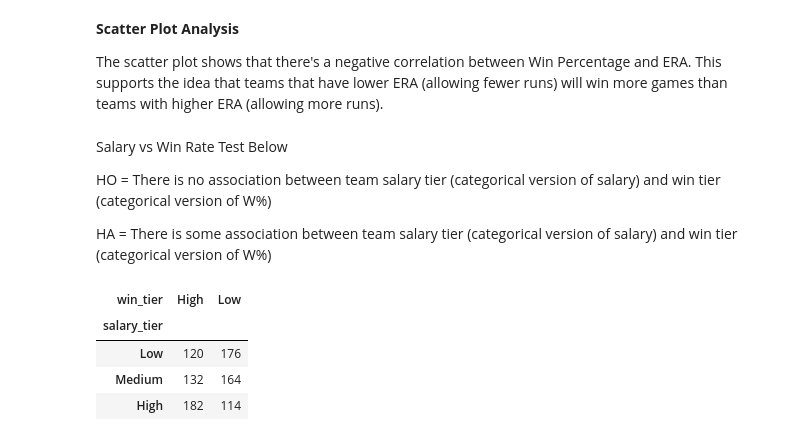
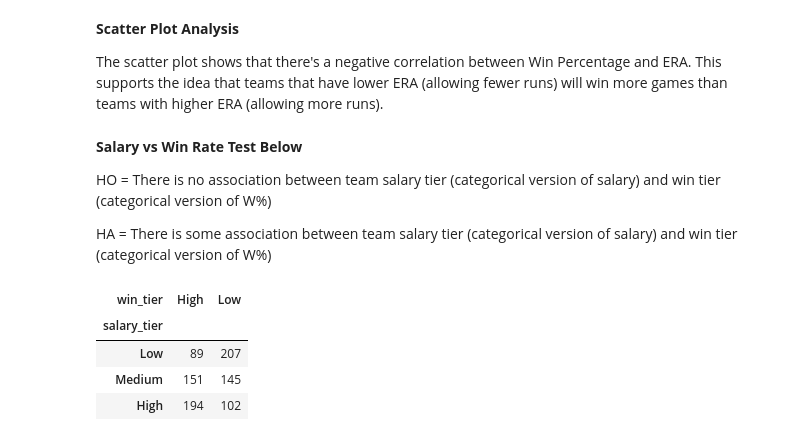
Before and after one commit to Charipi/CMSC320_Final, a Jupyter notebook: main.ipynb, the cells around one changed output. Drawn from its saved outputs; the diff is of its cells as text; code cells hidden in the pictures.

```diff
--- a/main.ipynb
+++ b/main.ipynb
@@ -148,7 +156,7 @@ plt.show()
 
 The scatter plot shows that there's a negative correlation between Win Percentage and ERA. This supports the idea that teams that have lower ERA (allowing fewer runs) will win more games than teams with higher ERA (allowing more runs).
 # %% [markdown]
-Salary vs Win Rate Test Below
+**Salary vs Win Rate Test Below**
 
 HO = There is no association between team salary tier (categorical version of salary) and win tier (categorical version of W%)
 
@@ -156,19 +164,19 @@ HA = There is some association between team salary tier (categorical version of
 # %%
 temp = aggregate_teams.copy() # copying original df
 
-temp['salary_tier'] = pd.qcut(temp['salary'], 3, labels=['Low', 'Medium', 'High']) # creating salary tiers
+temp['salary_tier'] = pd.qcut(temp['salary/avg_salary'], 3, labels=['Low', 'Medium', 'High']) # creating salary tiers
 
 median_wr = temp['W%'].median()
 temp['win_tier'] =  (temp['W%'] > median_wr).map({True: 'High', False: 'Low'}) # High is above median, Low is below median
 
 cont_table = pd.crosstab(temp['salary_tier'], temp['win_tier']) # create contingency table
 cont_table
 # %% [output]
 | win_tier | High | Low |
 | salary_tier |  |  |
-| Low | 120 | 176 |
-| Medium | 132 | 164 |
-| High | 182 | 114 |
+| Low | 89 | 207 |
+| Medium | 151 | 145 |
+| High | 194 | 102 |
 # %%
 from scipy.stats import chi2_contingency
 
```
Also changed, not shown: parts of 9 cells of this notebook.
